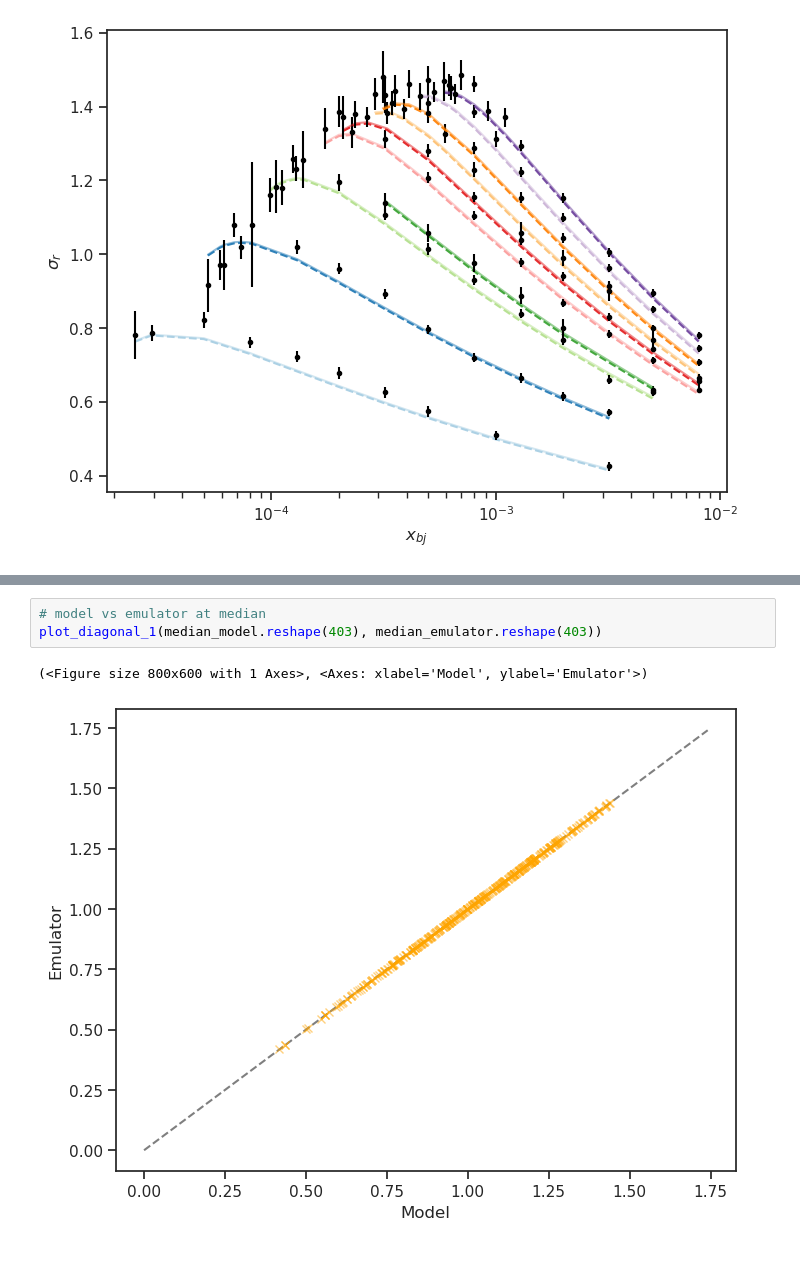
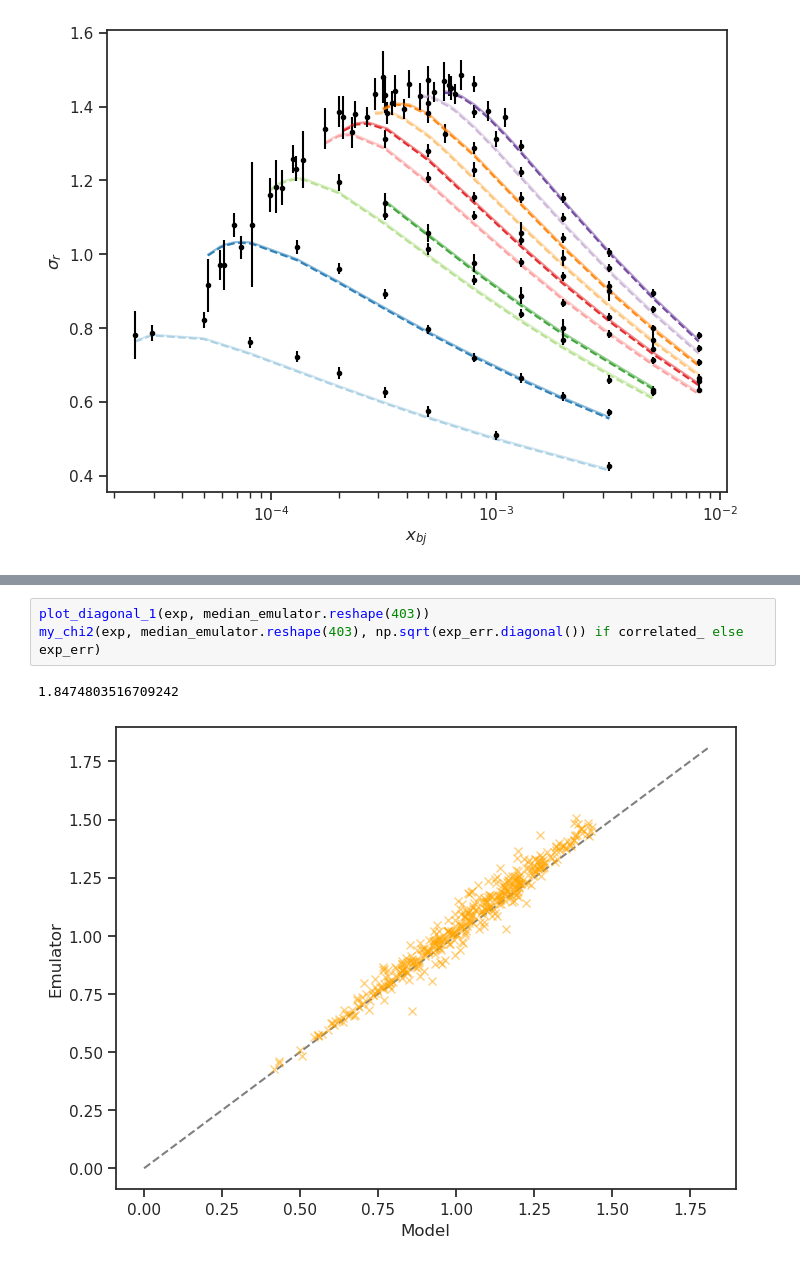
Before and after one commit to camcasuga/BayesianBK_results, a Jupyter notebook: analysis.ipynb, the cells around one changed output, grey strips where cells are left out. Saved outputs shown, nothing was run; the diff lists cells and outputs as text.

```diff
--- a/analysis.ipynb
+++ b/analysis.ipynb
@@ -184,9 +196,9 @@ plot_diagonal_1(exp, median_model)
-# %%
-# model vs emulator at median
-plot_diagonal_1(median_model.reshape(403), median_emulator.reshape(403))
-# %% [output]
-(<Figure size 800x600 with 1 Axes>, <Axes: xlabel='Model', ylabel='Emulator'>)
-[figure, removed]
+# %%
+plot_diagonal_1(exp, median_emulator.reshape(403))
+my_chi2(exp, median_emulator.reshape(403), np.sqrt(exp_err.diagonal()) if correlated_ else exp_err)
+# %% [output]
+1.8474803516709242
+[figure, added]
 # %% [markdown]
 ## Application: 2DFT Dipole Amplitude
 
```
Also changed, not shown: parts of 15 cells of this notebook, 12 other files.
